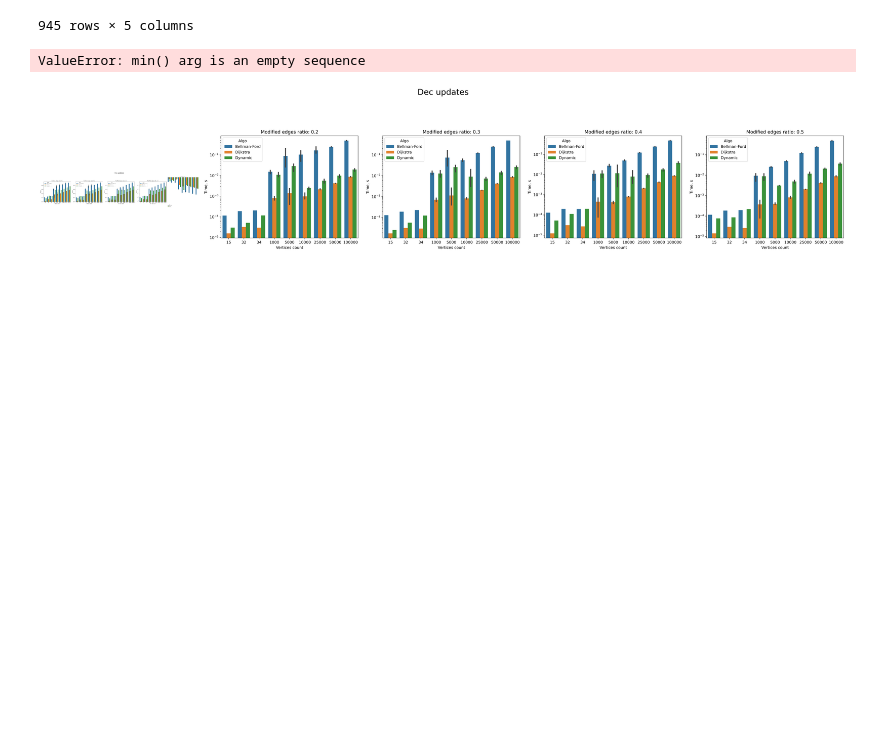
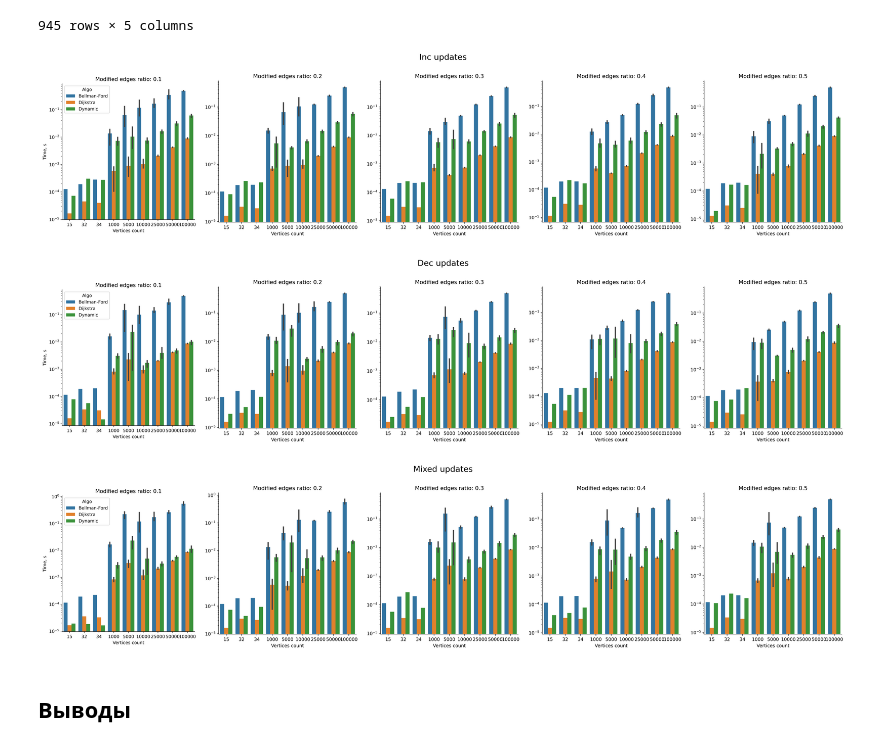
Before and after one commit to zishkaz/high-performance-graph-analysis-course, a Jupyter notebook: experiments/task-9.ipynb, the cells around one changed output. Cells and saved outputs as stored; diff of their text form; code cells hidden in the pictures; blank space fills up the shorter version.

```diff
--- a/experiments/task-9.ipynb
+++ b/experiments/task-9.ipynb
@@ -328,50 +328,45 @@ r
 | 944 | Dynamic | Mixed | 32 | 0.5 | 0.000233 |
 945 rows × 5 columns
 # %%
-# A hacky way to show several catplots in a row, since they cannot be placed in subplots
-def grid_to_image(grid: sns.FacetGrid) -> Image.Image:
-    buf = io.BytesIO()
-    grid.figure.savefig(buf, format="png", dpi=500, bbox_inches="tight")
-    return Image.open(buf)
+for updates_type in ["Inc", "Dec", "Mixed"]:
+    plot_images = []
+    for ratio in [0.1, 0.2, 0.3, 0.4, 0.5]:
+        grid = sns.catplot(
+            r[
+                (r["Type"] == updates_type) &
+                (r["Modified edges ratio"] == ratio)
+            ],
+            kind="bar",
+            x="Vertices count",
+            y="Time, s",
+            hue="Algo",
+            legend=ratio == 0.1,
+            legend_out=False,
+        )
+        plt.title(f"Modified edges ratio: {ratio}")
+        plt.yscale("log")
 
-
-def show_detailed_plots():
-    for updates_type in ["Inc", "Dec", "Mixed"]:
-        plot_images = []
-        for ratio in [0.1, 0.2, 0.3, 0.4, 0.5]:
-            grid = sns.catplot(
-                r[
-                    (r["Type"] == updates_type[:3]) &
-                    (r["Modified edges ratio"] == ratio)
-                ],
-                kind="bar",
-                x="Vertices count",
-                y="Time, s",
-                hue="Algo",
-                legend=ratio == 0.1,
-                legend_out=False,
-            )
-            plt.title(f"Modified edges ratio: {ratio}")
-            plt.yscale("log")
-
-            if fraction != 0.1:
+        if ratio != 0.1:
                 grid.set_ylabels("")
 
-            plot_images.append(grid_to_image(grid))
-            plt.close()  # Removes the figure created by catplot
+        buf = io.BytesIO()
+        grid.figure.savefig(buf, format="png", dpi=500, bbox_inches="tight")
+        plot_images.append(Image.open(buf))
+        plt.close()  # Removes the figure created by catplot
 
-        fig, axs = plt.subplots(
-            ncols=len([0.1, 0.2, 0.3, 0.4, 0.5]),
-            figsize=(50, 25),
-        )
-        for ax, plot_image in zip(axs, plot_images):
-            ax.imshow(plot_image)
-            ax.axis("off")
-        fig.tight_layout()
+    fig, axs = plt.subplots(
+        ncols=len([0.1, 0.2, 0.3, 0.4, 0.5]),
+        figsize=(50, 25),
+    )
+    for ax, plot_image in zip(axs, plot_images):
+        ax.imshow(plot_image)
+        ax.axis("off")
+    fig.tight_layout()
 
-        fig.suptitle(f"{updates_type} updates", y=0.75, size=36)
-
-show_detailed_plots()
+    fig.suptitle(f"{updates_type} updates", y=0.75, size=36)
 # %% [output]
-ValueError: min() arg is an empty sequence
-[figure, old version]
+[figure, new version]
+[figure, added]
+[figure, added]
+# %% [markdown]
+## Выводы
```
Also changed, not shown: parts of 4 cells of this notebook.
